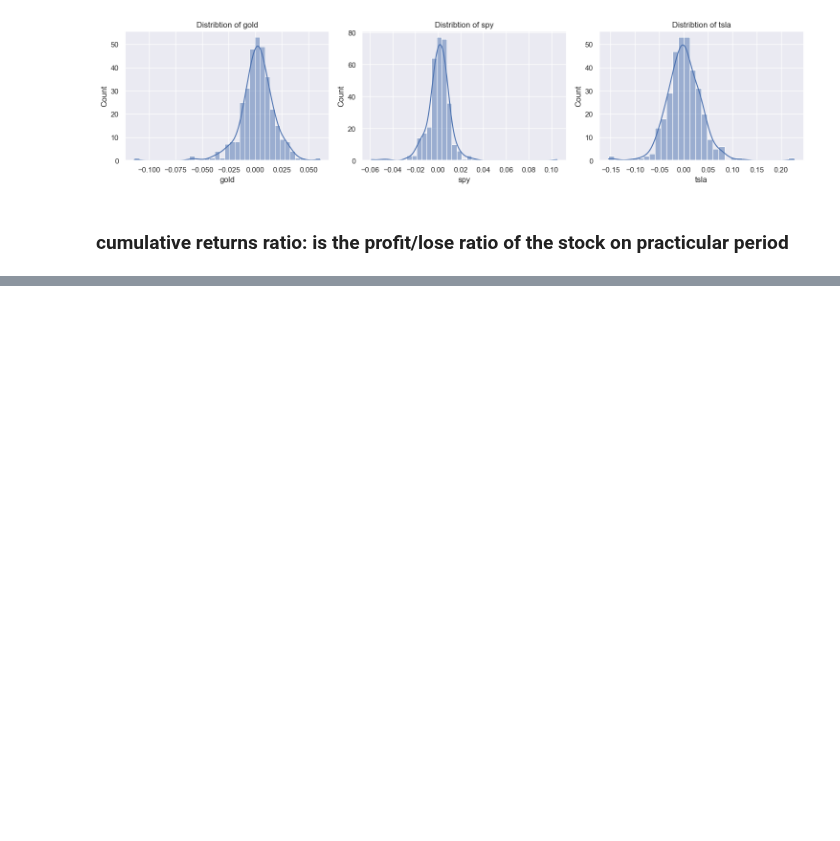
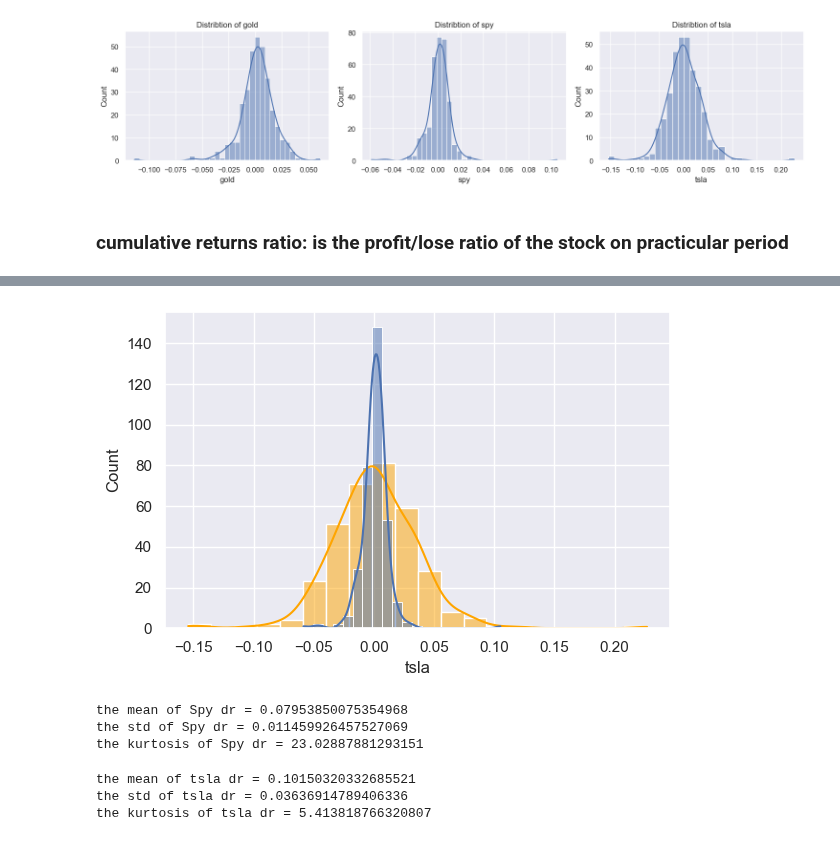
Before and after one commit to Hamza-rami/Stock_trading, a Jupyter notebook: stock_trading.ipynb, the cells around one changed output, grey strips where cells are left out. Cells and saved outputs as stored; diff of their text form; code cells hidden in the pictures; blank space fills up the shorter version.

```diff
--- a/stock_trading.ipynb
+++ b/stock_trading.ipynb
@@ -198,0 +245,23 @@ for e, i in enumerate(daily_returns[['gold', 'spy', 'tsla']]):
+# %%
+plt.figure(figsize=(6, 4))
+sns.histplot(daily_returns.tsla, kde=True, bins=20, color="orange")
+sns.histplot(daily_returns.spy, kde=True, bins=20)
+plt.tight_layout()
+# %% [output]
+[figure, added]
+# %%
+print(f'the mean of Spy dr = {daily_returns.spy.mean() * 100}')
+print(f'the std of Spy dr = {daily_returns.spy.std()}')
+print(f'the kurtosis of Spy dr = {daily_returns.spy.kurtosis()}')
+# %% [output]
+the mean of Spy dr = 0.07953850075354968
+the std of Spy dr = 0.011459926457527069
+the kurtosis of Spy dr = 23.02887881293151
+# %%
+print(f'the mean of tsla dr = {daily_returns.tsla.mean() * 100}')
+print(f'the std of tsla dr = {daily_returns.tsla.std()}')
+print(f'the kurtosis of tsla dr = {daily_returns.tsla.kurtosis()}')
+# %% [output]
+the mean of tsla dr = 0.10150320332685521
+the std of tsla dr = 0.03636914789406336
+the kurtosis of tsla dr = 5.413818766320807
```
Also changed, not shown: parts of 14 cells of this notebook, 5 other files.
